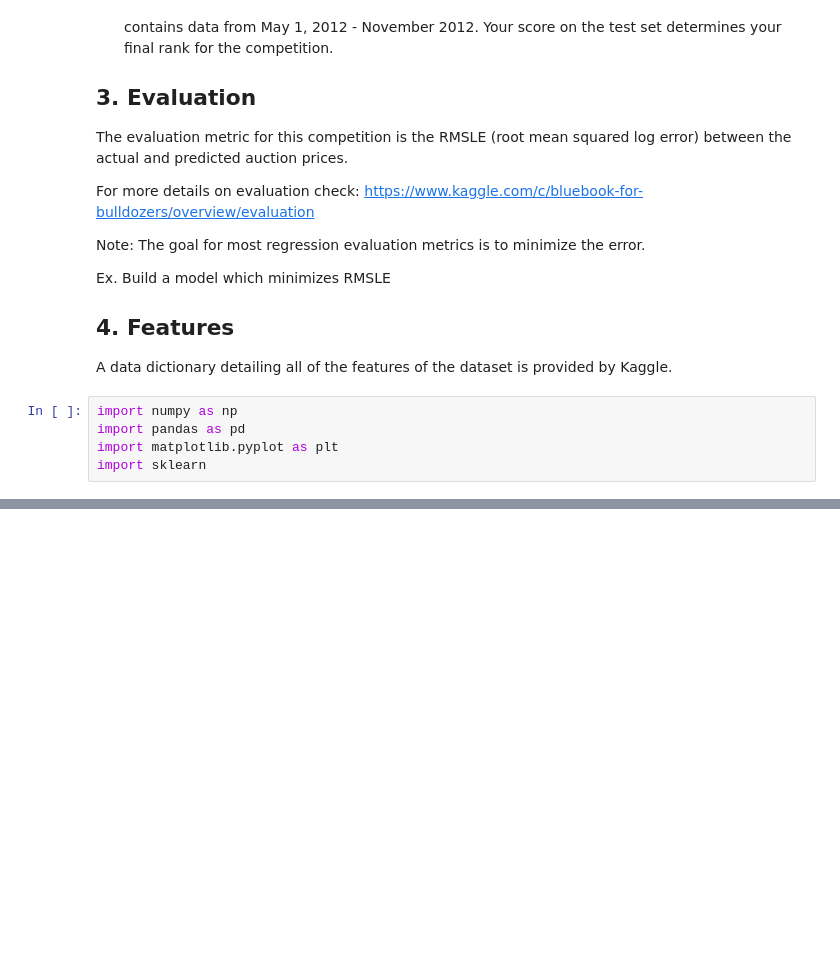
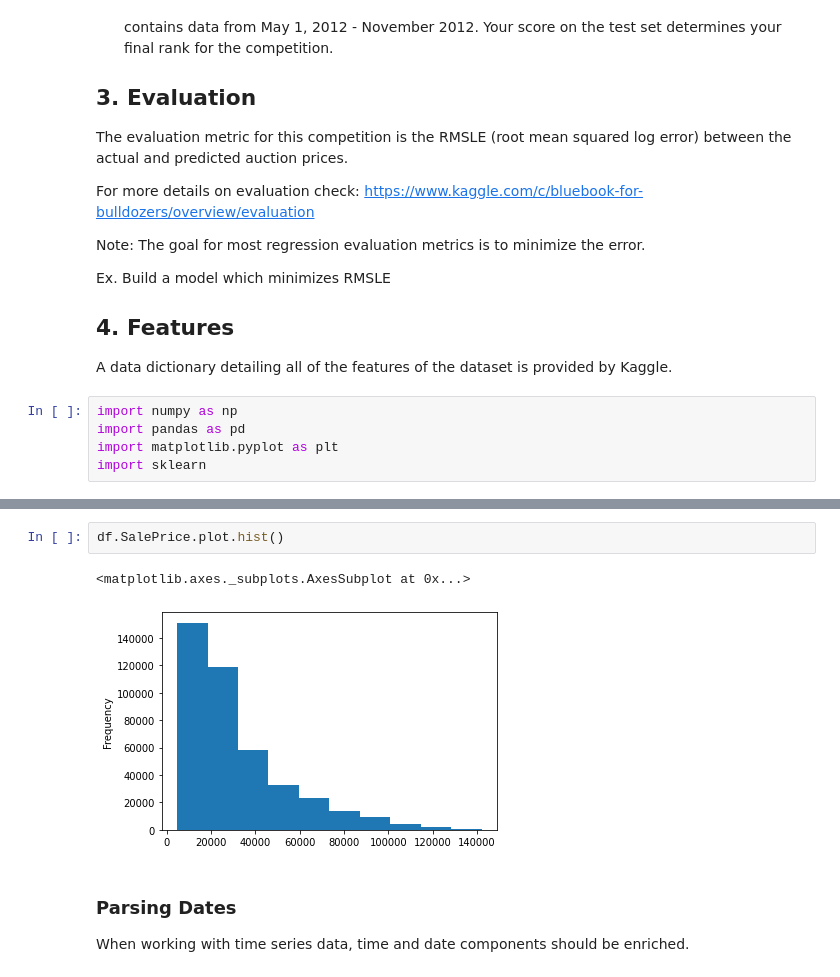
Before and after one commit to abishek-bupathi/bulldozer-price-prediction, a Jupyter notebook: bulldozer-price-regression.ipynb, the cells around one changed output, grey strips where cells are left out. Cells and saved outputs as stored; diff of their text form; blank space fills up the shorter version.

```diff
--- a/bulldozer-price-regression.ipynb
+++ b/bulldozer-price-regression.ipynb
@@ -33,0 +64,9 @@ import sklearn
+# %%
+df.SalePrice.plot.hist()
+# %% [output]
+<matplotlib.axes._subplots.AxesSubplot at 0x...>
+[figure, added]
+# %% [markdown]
+### Parsing Dates
+
+When working with time series data, time and date components should be enriched.
```
Also changed, not shown: parts of 18 cells of this notebook.
